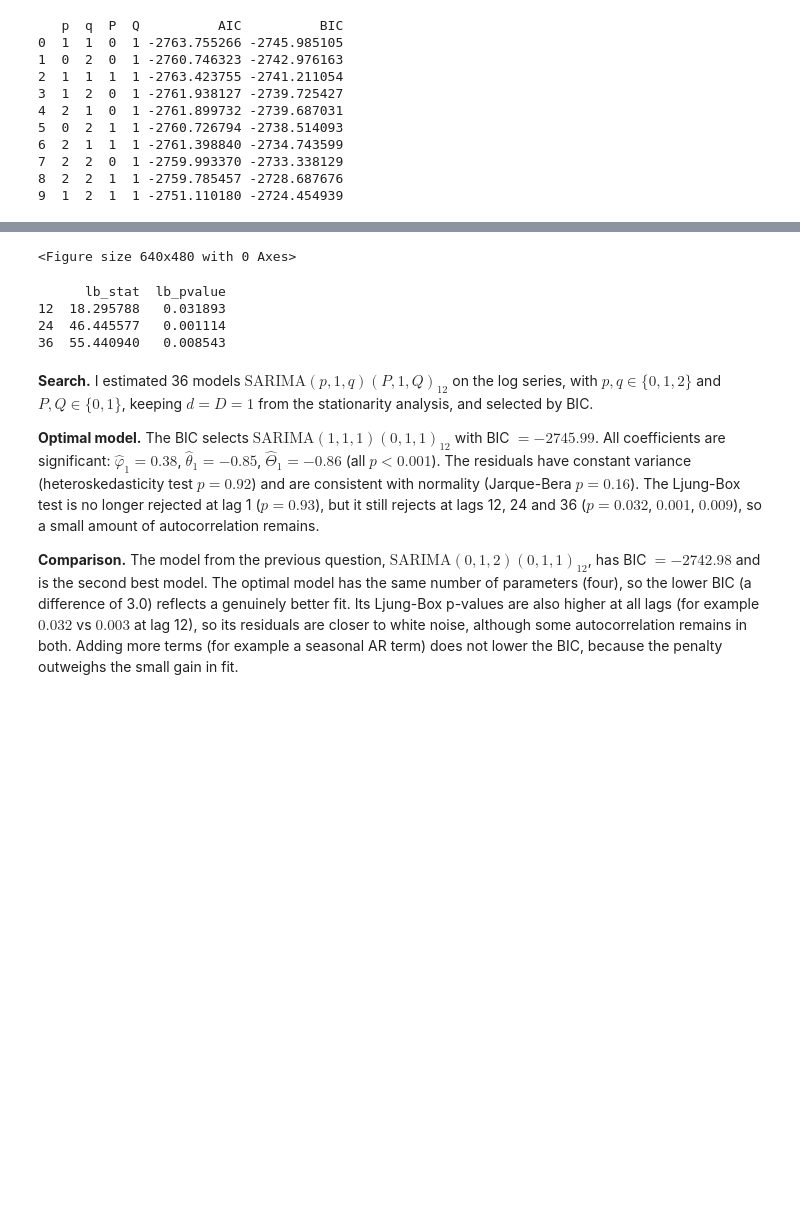
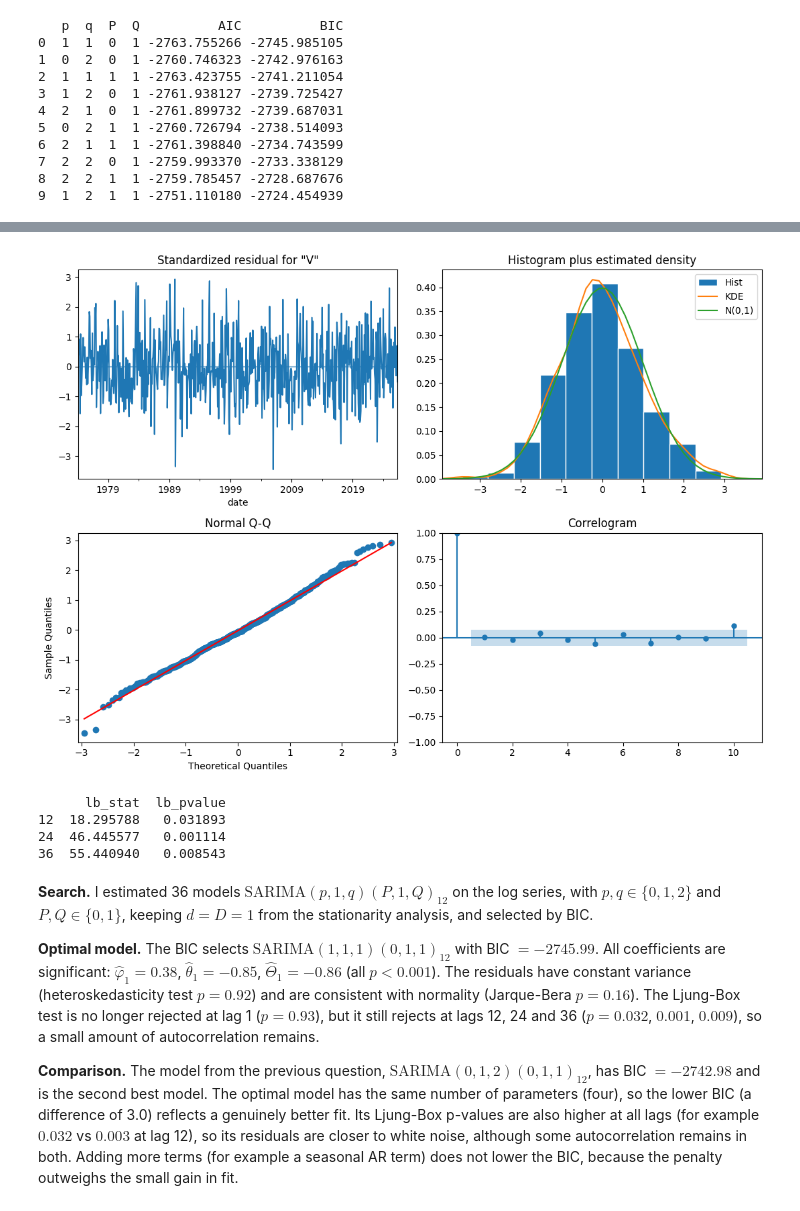
Before and after one commit to qgelena/US-_monthly-_electricity_generation, a Jupyter notebook: ftse_assignment_2026.ipynb, the cells around one changed output, grey strips where cells are left out. Drawn from its saved outputs; the diff is of its cells as text; code cells hidden in the pictures; blank space fills up the shorter version.

```diff
--- a/ftse_assignment_2026.ipynb
+++ b/ftse_assignment_2026.ipynb
@@ -470,6 +476,7 @@ p,q, P, Q = int(best.p), int(best.q), int(best.P), int(best.Q)
 res_best = SARIMAX(log_y, order=(p,1,q), seasonal_order = (P, 1, Q, 12)).fit(disp=False)
 print(res_best.summary())
 print("BIC", res_best.bic)
+res_best.plot_diagnostics(figsize=(11,8))
 
 plt.tight_layout()
 plt.show()
@@ -486,19 +493,19 @@ Time:                                    16:17:07   BIC
 Sample:                                01-01-1973   HQIC                         -2756.852
                                      - 05-01-2026
 Covariance Type:                              opg
 ==============================================================================
                  coef    std err          z      P>|z|      [0.025      0.975]
 ------------------------------------------------------------------------------
 ... (10 lines left out)
 
 Warnings:
 [1] Covariance matrix calculated using the outer product of gradients (complex-step).
 BIC -2745.9851052631743
+[figure, added]
-<Figure size 640x480 with 0 Axes>
+      lb_stat  lb_pvalue
+12  18.295788   0.031893
+24  46.445577   0.001114
+36  55.440940   0.008543
-      lb_stat  lb_pvalue
-12  18.295788   0.031893
-24  46.445577   0.001114
-36  55.440940   0.008543
 # %% [markdown]
 **Search.** I estimated 36 models $\text{SARIMA}(p,1,q)(P,1,Q)_{12}$ on the log series, with $p, q \in \{0,1,2\}$ and $P, Q \in \{0,1\}$, keeping $d = D = 1$ from the stationarity analysis, and selected by BIC.
 
```
Also changed, not shown: parts of 6 cells of this notebook.
